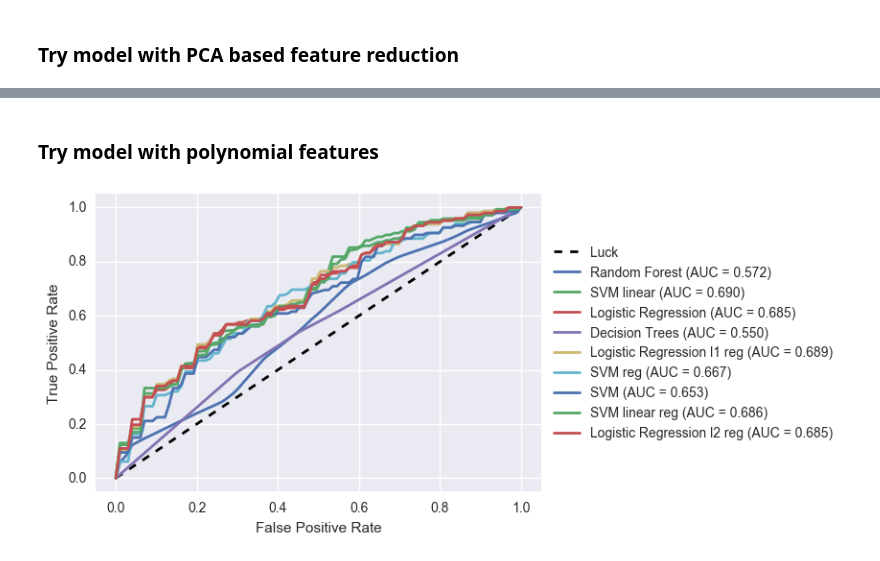
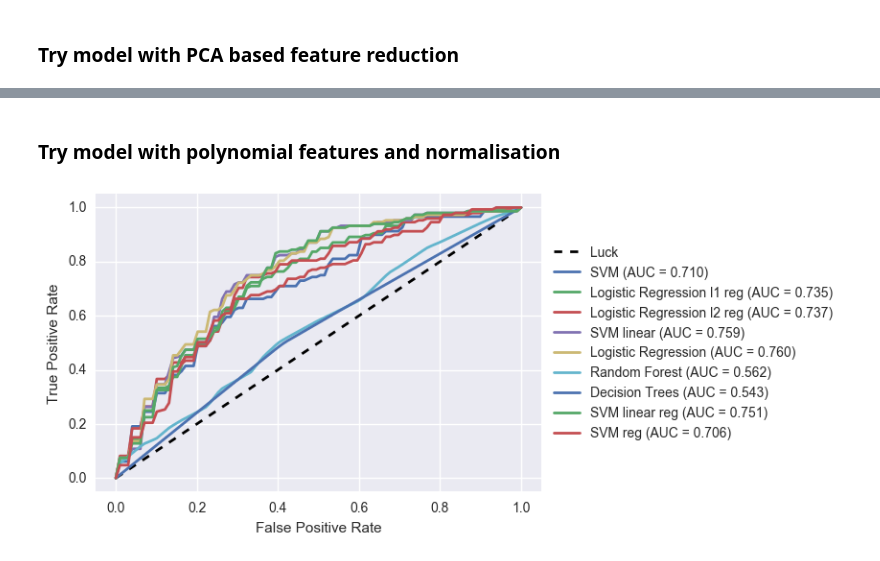
Before and after one commit to Htomlinson14/apnea_dev, a Jupyter notebook: notebooks/Hamish/Train Initial Models.ipynb, the cells around one changed output, grey strips where cells are left out. Drawn from its saved outputs; the diff is of its cells as text; code cells hidden in the pictures.

```diff
--- a/notebooks/Hamish/Train Initial Models.ipynb
+++ b/notebooks/Hamish/Train Initial Models.ipynb
@@ -62,13 +62,6 @@ xtest = x_data.loc[300:].reset_index(drop=True)
 ytest = y_data.loc[300:].reset_index(drop=True)
 xtrain = x_data.loc[:299].reset_index(drop=True)
 ytrain = y_data.loc[:299].reset_index(drop=True)
-
-# Normalise continuous data
-scaler = preprocessing.StandardScaler().fit(xtrain)
-xtrain[continuous_variables] = \
-pd.DataFrame(scaler.transform(xtrain), columns=xtrain.columns,index=xtrain.index)[continuous_variables]
-xtest[continuous_variables] = \
-pd.DataFrame(scaler.transform(xtest), columns=xtest.columns,index=xtest.index)[continuous_variables]
 # %%
 # Initialise models
 models = {\
@@ -89,0 +85,8 @@ make_aucs.main(data = [xtrain, ytrain], models=models, kfolds=5)
+# %%
+# Normalise continuous data
+xtrain_norm = xtrain.copy()
+scaler = preprocessing.StandardScaler().fit(xtrain_norm)
+xtrain_norm[continuous_variables] = \
+pd.DataFrame(scaler.transform(xtrain_norm), columns=xtrain_norm.columns,index=xtrain_norm.index)[continuous_variables]
+
+make_aucs.main(data = [xtrain_norm, ytrain], models=models, kfolds=5)
@@ -102,17 +121,16 @@ make_aucs.main(data = [xtrain_pca, ytrain], models=models, kfolds=5)
 # %% [markdown]
-### Try model with polynomial features
+### Try model with polynomial features and normalisation
 # %%
-# Use polynomial features to encode higher degree interactions
+# Use polynomial features to encode higher degree interactions but only for continuous
+xtrain_poly = xtrain_norm.copy()
+xtrain_poly_temp = xtrain_norm.copy()
 poly = preprocessing.PolynomialFeatures(degree=2)
-poly.fit(xtrain)
-xtrain_poly = pd.DataFrame(poly.transform(xtrain),index=xtrain.index)
-
-# Reduce features by removing all but the major principle components
-pca = PCA(n_components=6)
-pca.fit(xtrain_poly)
-xtrain_pca_poly = pd.DataFrame(pca.transform(xtrain_poly),index=xtrain_poly.index)
+poly.fit(xtrain_poly[continuous_variables])
+cols_without_cont = list(set(xtrain_poly.columns) - set(continuous_variables))
+xtrain_poly = pd.DataFrame(poly.transform(xtrain_poly[continuous_variables]),index=xtrain_poly.index)
+xtrain_poly[cols_without_cont] = xtrain_poly_temp[cols_without_cont]
 
 # Try lower dimensional feature set on training data
-make_aucs.main(data = [xtrain_pca_poly, ytrain], models=models, kfolds=5)
+make_aucs.main(data = [xtrain_poly, ytrain], models=models, kfolds=5)
 # %% [output]
-[figure, old version]
+[figure, new version]
```
Also changed, not shown: parts of 9 cells of this notebook, 1 other file.
